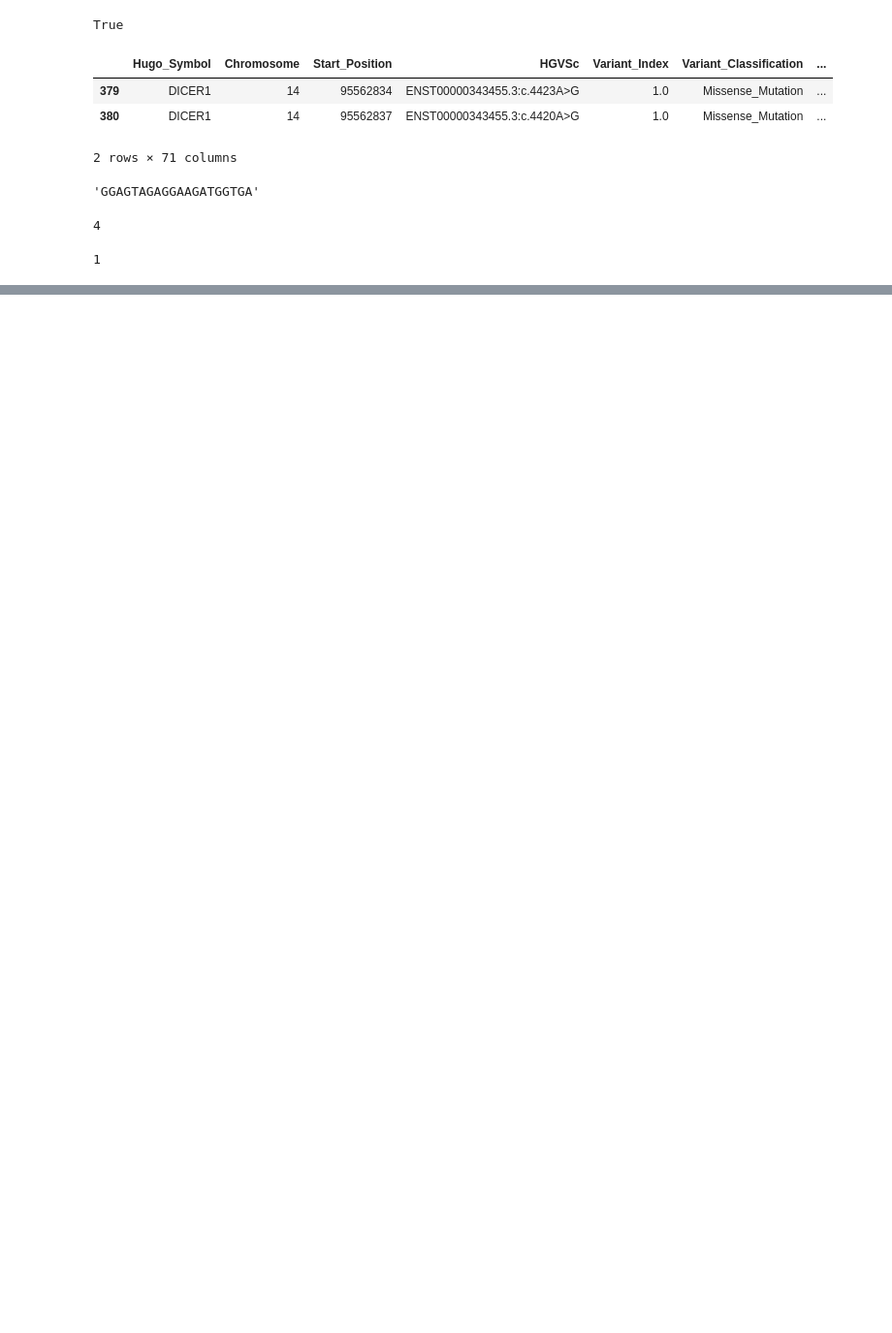
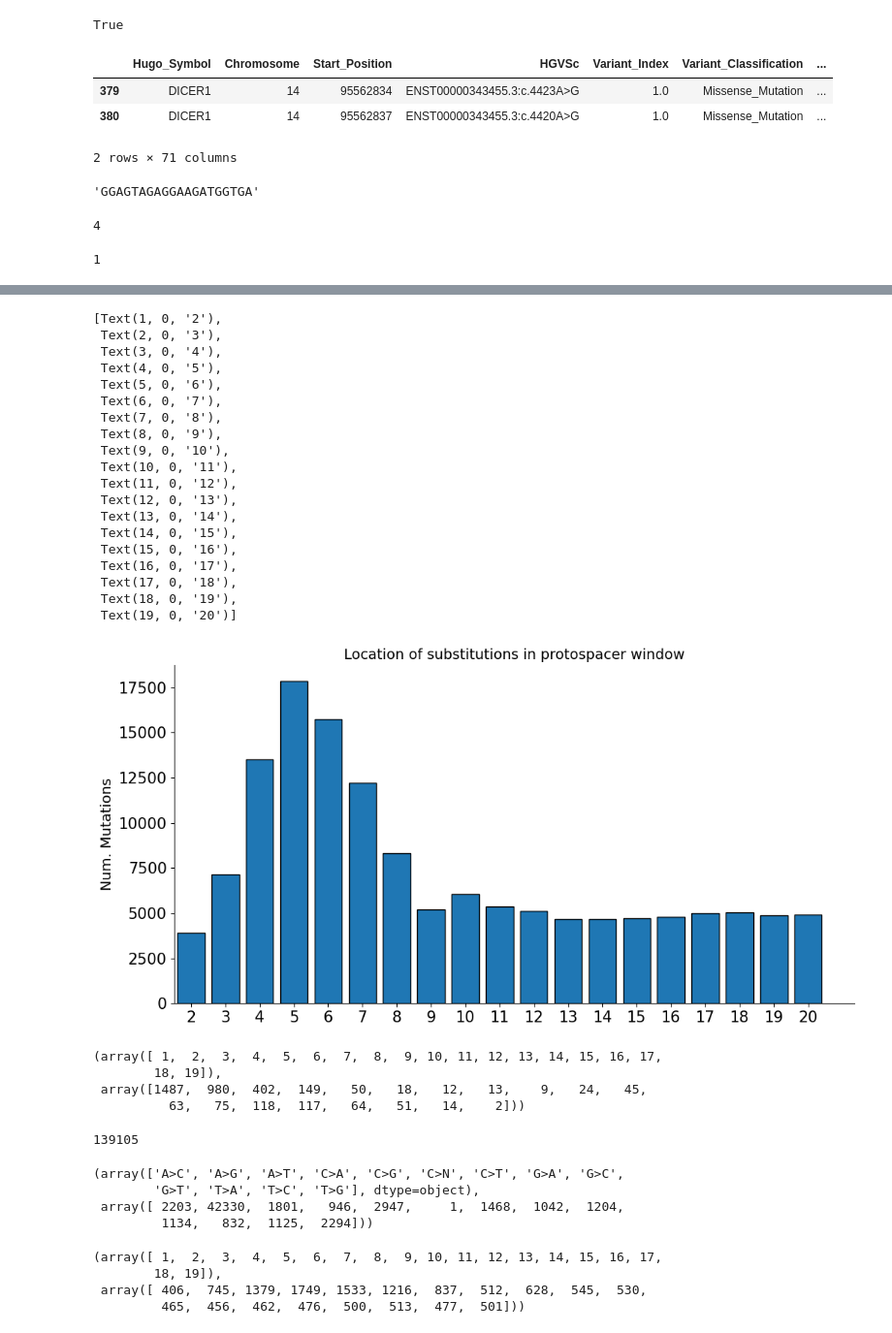
Before and after one commit to samgould2/base-editing-sensor-analysis, a Jupyter notebook: pipeline_testing.ipynb, the cells around one changed output, grey strips where cells are left out. Shown: that part at 97% size. Cells and saved outputs as stored; diff of their text form; code cells hidden in the pictures; blank space fills up the shorter version.

```diff
--- a/pipeline_testing.ipynb
+++ b/pipeline_testing.ipynb
@@ -116,0 +479,68 @@ hammingDist('ATCGA', 'ATGGA', fillchar = '-')
+# %%
+u, c  = np.unique(loc_holder, return_counts=True)
+
+fig, ax = plt.subplots(figsize=(12,6))
+ax.bar(u,c, edgecolor='black', linewidth=1)
+
+# We change the fontsize of minor ticks label
+ax.tick_params(axis='both', which='major', labelsize=15)
+
+ax.set_ylabel("Num. Mutations", fontsize=14)
+ax.set_xlabel("")
+
+ax.set_title(f"Location of substitutions in protospacer window", fontsize=14)
+ax.set_xlim(.5,)
+ax.spines[['top','right']].set_visible(False)
+
+ax.set_xticks(list(range(1,20)))
+ax.set_xticklabels(list(range(2,21)))
+# %% [output]
+[Text(1, 0, '2'),
+ Text(2, 0, '3'),
+ Text(3, 0, '4'),
+ Text(4, 0, '5'),
+ Text(5, 0, '6'),
+ Text(6, 0, '7'),
+ Text(7, 0, '8'),
+ Text(8, 0, '9'),
+ Text(9, 0, '10'),
+ Text(10, 0, '11'),
+ Text(11, 0, '12'),
+ Text(12, 0, '13'),
+ Text(13, 0, '14'),
+ Text(14, 0, '15'),
+ Text(15, 0, '16'),
+ Text(16, 0, '17'),
+ Text(17, 0, '18'),
+ Text(18, 0, '19'),
+ Text(19, 0, '20')]
+[figure, added]
+# %%
+np.unique(num_mis, return_counts=True)
+# %% [output]
+(array([ 1,  2,  3,  4,  5,  6,  7,  8,  9, 10, 11, 12, 13, 14, 15, 16, 17,
+        18, 19]),
+ array([1487,  980,  402,  149,   50,   18,   12,   13,    9,   24,   45,
+          63,   75,  118,  117,   64,   51,   14,    2]))
+# %%
+len(loc_holder)
+# %% [output]
+139105
+# %%
+combo = pd.DataFrame(dict(zip(['identity', 'location'], [mismatch_type_holder, loc_holder])))
+
+ideal = combo[(combo['location']<=8) & (combo['location']>=4)]
+
+np.unique(ideal['identity'], return_counts=True)
+# %% [output]
+(array(['A>C', 'A>G', 'A>T', 'C>A', 'C>G', 'C>N', 'C>T', 'G>A', 'G>C',
+        'G>T', 'T>A', 'T>C', 'T>G'], dtype=object),
+ array([ 2203, 42330,  1801,   946,  2947,     1,  1468,  1042,  1204,
+         1134,   832,  1125,  2294]))
+# %%
+np.unique(loc_holder, return_counts=True)
+# %% [output]
+(array([ 1,  2,  3,  4,  5,  6,  7,  8,  9, 10, 11, 12, 13, 14, 15, 16, 17,
+        18, 19]),
+ array([ 406,  745, 1379, 1749, 1533, 1216,  837,  512,  628,  545,  530,
+         465,  456,  462,  476,  500,  513,  477,  501]))
```
Also changed, not shown: parts of 21 cells of this notebook.
